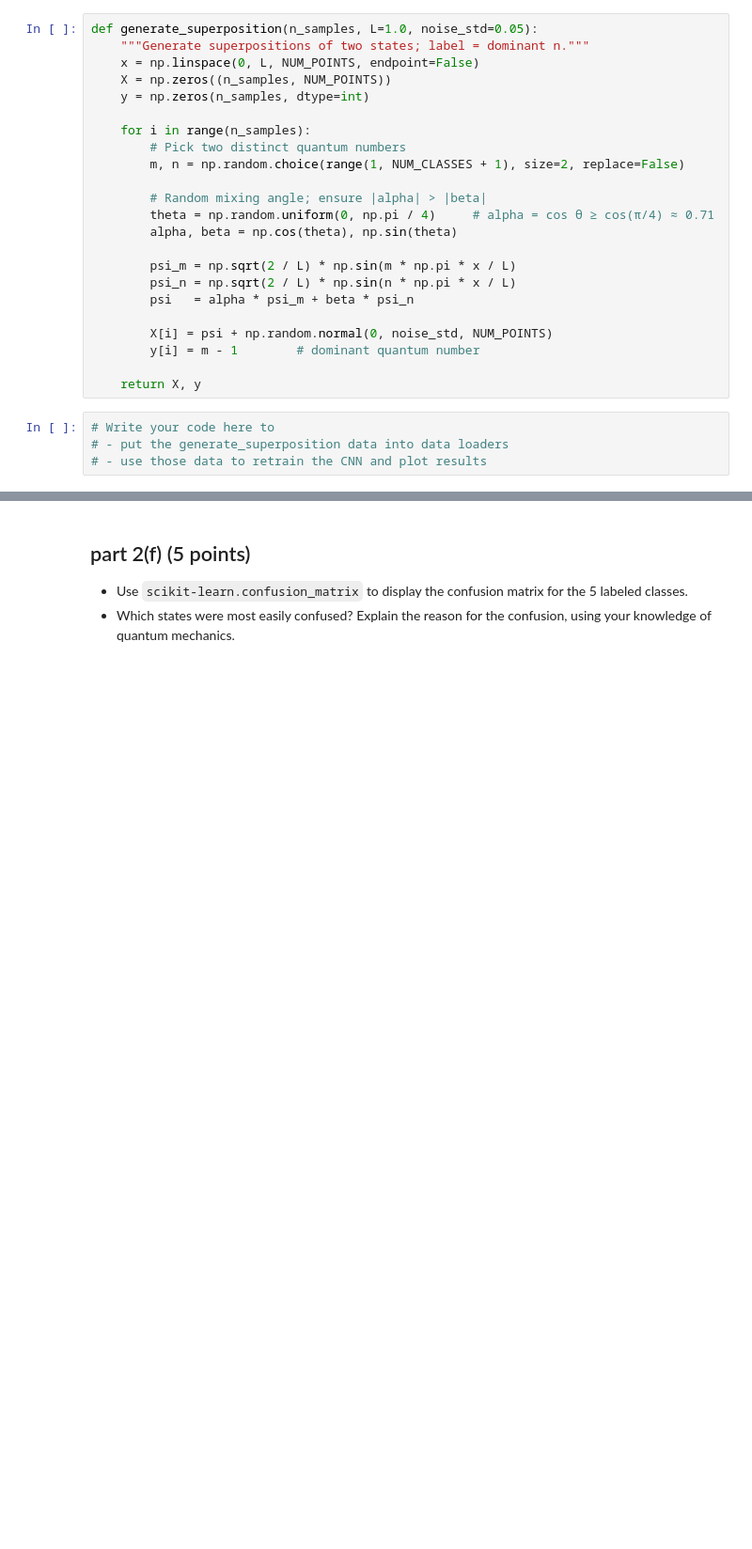
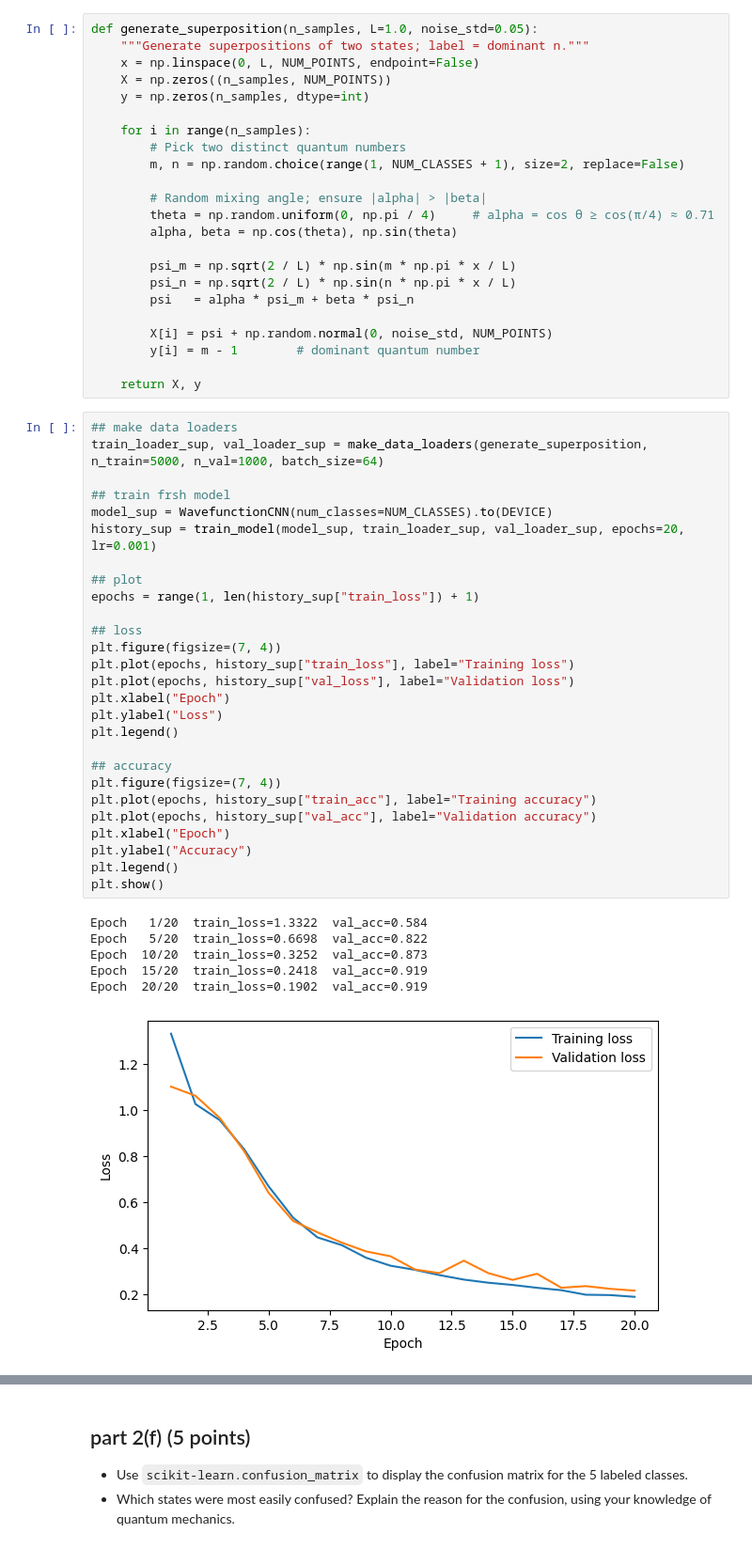
Before and after one commit to nataliewad/phys152-2026, a Jupyter notebook: Exercises/Homework-3.ipynb, the cells around one changed output, grey strips where cells are left out. Shown at 94% size. Drawn from its saved outputs; the diff is of its cells as text; blank space fills up the shorter version.

```diff
--- a/Exercises/Homework-3.ipynb
+++ b/Exercises/Homework-3.ipynb
@@ -391,7 +428,37 @@ def generate_superposition(n_samples, L=1.0, noise_std=0.05):
         y[i] = m - 1        # dominant quantum number
 
     return X, y
-# %%
-# Write your code here to
-# - put the generate_superposition data into data loaders
-# - use those data to retrain the CNN and plot results
+# %%
+## make data loaders
+train_loader_sup, val_loader_sup = make_data_loaders(generate_superposition, n_train=5000, n_val=1000, batch_size=64)
+
+## train frsh model
+model_sup = WavefunctionCNN(num_classes=NUM_CLASSES).to(DEVICE)
+history_sup = train_model(model_sup, train_loader_sup, val_loader_sup, epochs=20, lr=0.001)
+
+## plot
+epochs = range(1, len(history_sup["train_loss"]) + 1)
+
+## loss
+plt.figure(figsize=(7, 4))
+plt.plot(epochs, history_sup["train_loss"], label="Training loss")
+plt.plot(epochs, history_sup["val_loss"], label="Validation loss")
+plt.xlabel("Epoch")
+plt.ylabel("Loss")
+plt.legend()
+
+## accuracy
+plt.figure(figsize=(7, 4))
+plt.plot(epochs, history_sup["train_acc"], label="Training accuracy")
+plt.plot(epochs, history_sup["val_acc"], label="Validation accuracy")
+plt.xlabel("Epoch")
+plt.ylabel("Accuracy")
+plt.legend()
+plt.show()
+# %% [output]
+Epoch   1/20  train_loss=1.3322  val_acc=0.584
+Epoch   5/20  train_loss=0.6698  val_acc=0.822
+Epoch  10/20  train_loss=0.3252  val_acc=0.873
+Epoch  15/20  train_loss=0.2418  val_acc=0.919
+Epoch  20/20  train_loss=0.1902  val_acc=0.919
+[figure, added]
```
Also changed, not shown: parts of 11 cells of this notebook.
